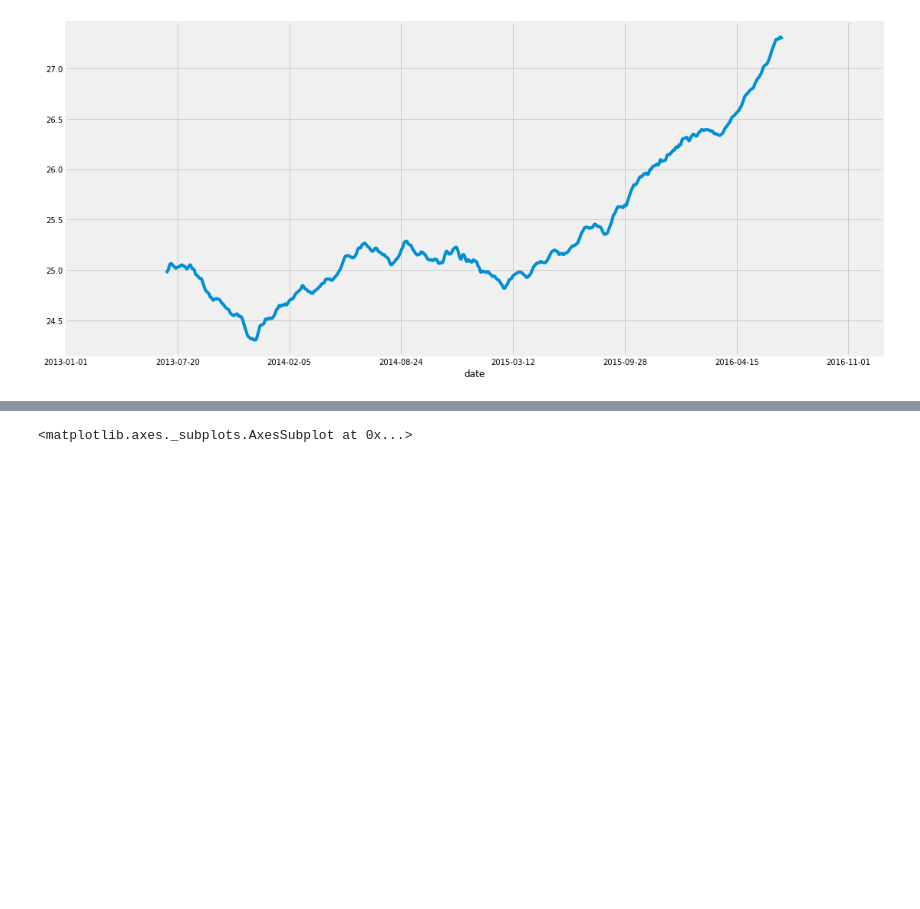
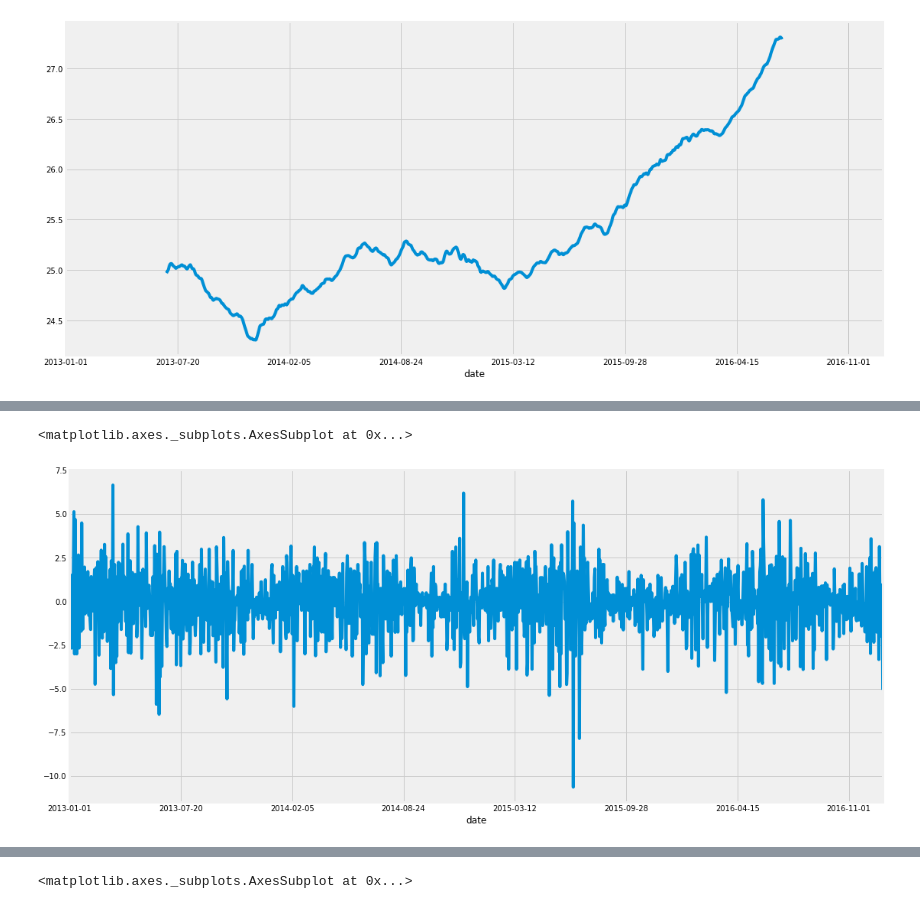
Before and after one commit to Knowledge-Precipitation-Tribe/Time-series-analysis, a Jupyter notebook: visualization.ipynb, the cells around one changed output, grey strips where cells are left out. Saved outputs shown, nothing was run; the diff lists cells and outputs as text; code cells hidden in the pictures; blank space fills up the shorter version.

```diff
--- a/visualization.ipynb
+++ b/visualization.ipynb
@@ -219,0 +236,6 @@ meantemp_data_volume.trend.plot()
+# %%
+meantemp_data_diff = meantemp_data.diff()
+meantemp_data_diff.plot()
+# %% [output]
+<matplotlib.axes._subplots.AxesSubplot at 0x...>
+[figure, added]
```
Also changed, not shown: parts of 9 cells of this notebook.
